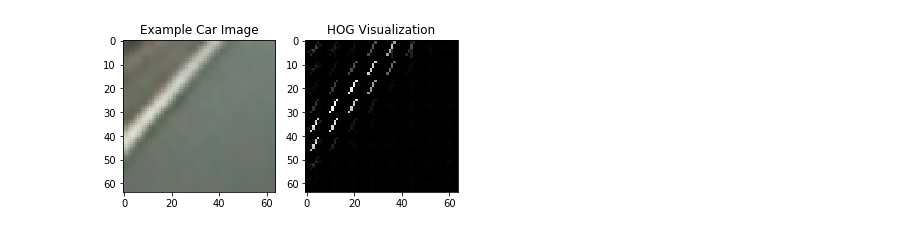
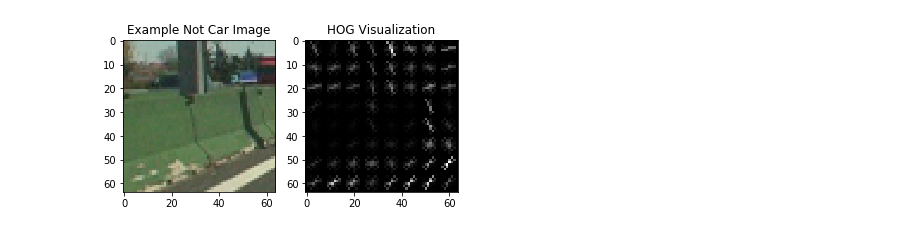
Before and after one commit to kadimetla/CarND-Vehicle-Detection, a Jupyter notebook: scikit-imageHog.ipynb, the cells around one changed output. Cells and saved outputs as stored; diff of their text form; code cells hidden in the pictures.

```diff
--- a/scikit-imageHog.ipynb
+++ b/scikit-imageHog.ipynb
@@ -54,11 +54,12 @@ Text(0.5,1,'HOG Visualization')
 # %%
 cars = []
 notcars = []
-cars= glob.glob('vehicles/KITTI_extracted/111*.png')
+#cars= glob.glob('vehicles/KITTI_extracted/111*.png')
 notcars = glob.glob('non-vehicles/GTI/image12*.png')
 # Generate a random index to look at a car image
-ind = np.random.randint(0, len(cars))
+ind = np.random.randint(0, len(notcars))
 # Read in the image
+print(notcars[ind])
 image = mpimg.imread(notcars[ind])
 gray = cv2.cvtColor(image, cv2.COLOR_RGB2GRAY)
 # Define HOG parameters
@@ -75,8 +76,9 @@ features, hog_image = get_hog_features(gray, orient,
 fig = plt.figure()
 plt.subplot(121)
 plt.imshow(image, cmap='gray')
-plt.title('Example Car Image')
+plt.title('Example Not Car Image')
 plt.subplot(122)
 plt.imshow(hog_image, cmap='gray')
 plt.title('HOG Visualization')
+fig.savefig('examples/hog_vis_not_car_image'+str(ind)+'.png')
 # %% [output]
@@ -86 +88 @@ Text(0.5,1,'HOG Visualization')
-[figure, old version]
+[figure, new version]
```
Also changed, not shown: parts of 2 cells of this notebook, 9 other files.
